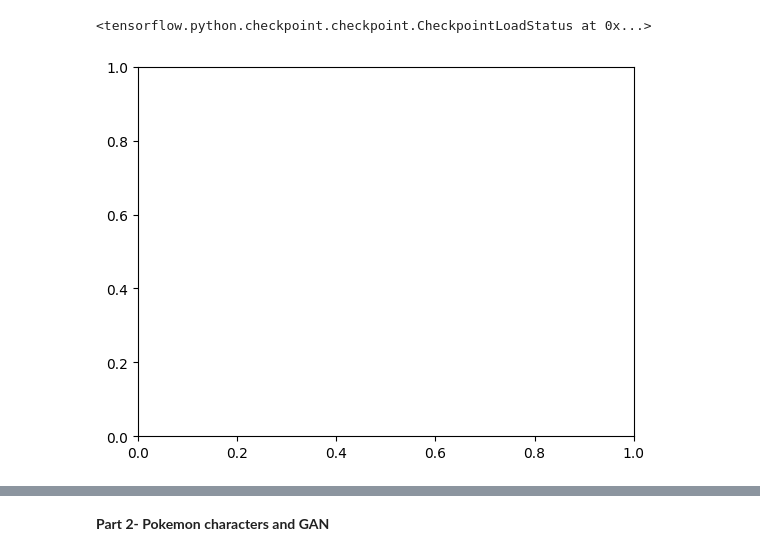
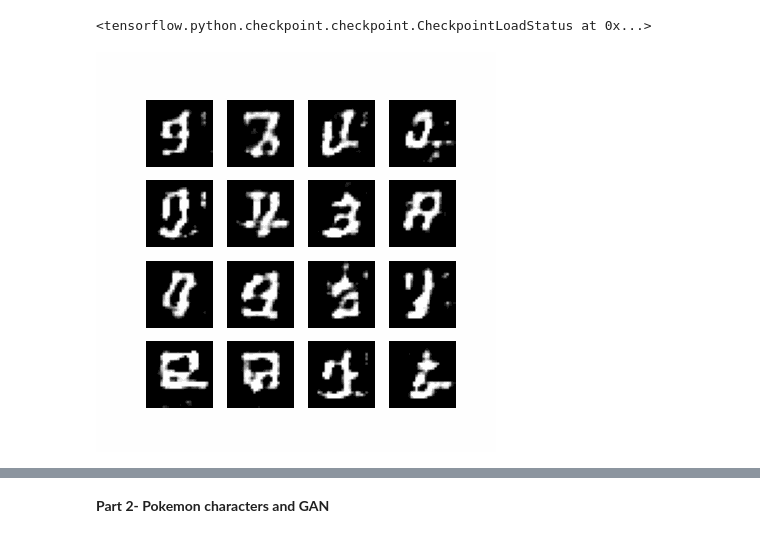
Before and after one commit to ploung/AAI_521_ComputerVision_Module6, a Jupyter notebook: Pros Loung_Assignment6_v2.ipynb, the cells around one changed output, grey strips where cells are left out. Drawn from its saved outputs; the diff is of its cells as text; code cells hidden in the pictures.

Commit message:
Fixed .GIF animation

```diff
--- a/Pros Loung_Assignment6_v2.ipynb
+++ b/Pros Loung_Assignment6_v2.ipynb
@@ -276,55 +274,26 @@ checkpoint.restore(tf.train.latest_checkpoint(checkpoint_dir))
 # %%
 # You can use these commands to save the evpolution as a GIF file
 anim_file = 'GAN_digit.gif'
+
+import imageio.v2 as imageio
 
 with imageio.get_writer(anim_file, mode='I') as writer:
   filenames = glob.glob('image*.png')
   filenames = sorted(filenames)
   last = -1
   for i,filename in enumerate(filenames):
     frame = 2*(i**0.5)
     if round(frame) > round(last):
       last = frame
     else:
       continue
     image = imageio.imread(filename)
     writer.append_data(image)
   image = imageio.imread(filename)
   writer.append_data(image)
 
-import IPython
-if IPython.version_info > (6,2,0,''):
-  display.Image(filename=anim_file)
+#import IPython.display
+#if IPython.version_info > (6,2,0,''):
+display.Image(filename=anim_file)
+# %% [output]
+[figure, added]
-# %%
-# what is your understanding from this GIF file?
-import imageio
-import matplotlib.pyplot as plt
-import matplotlib.animation as animation
-
-def display_gif_imageio(gif_path):
-    # Read GIF using imageio
-    gif_frames = imageio.mimread(gif_path)
-
-    fig, ax = plt.subplots()
-
-    def animate(frame):
-        ax.clear()
-        ax.imshow(frame)
-        ax.axis('off')
-        return ax,
-
-    ani = animation.FuncAnimation(
-        fig,
-        animate,
-        frames=gif_frames,
-        interval=100,
-        blit=False,
-        repeat=True
-    )
-
-    plt.show()
-
-# Usage
-display_gif_imageio('GAN_digit.gif')
-# %% [output]
-[figure, removed]
```
Also changed, not shown: parts of 7 cells of this notebook.
